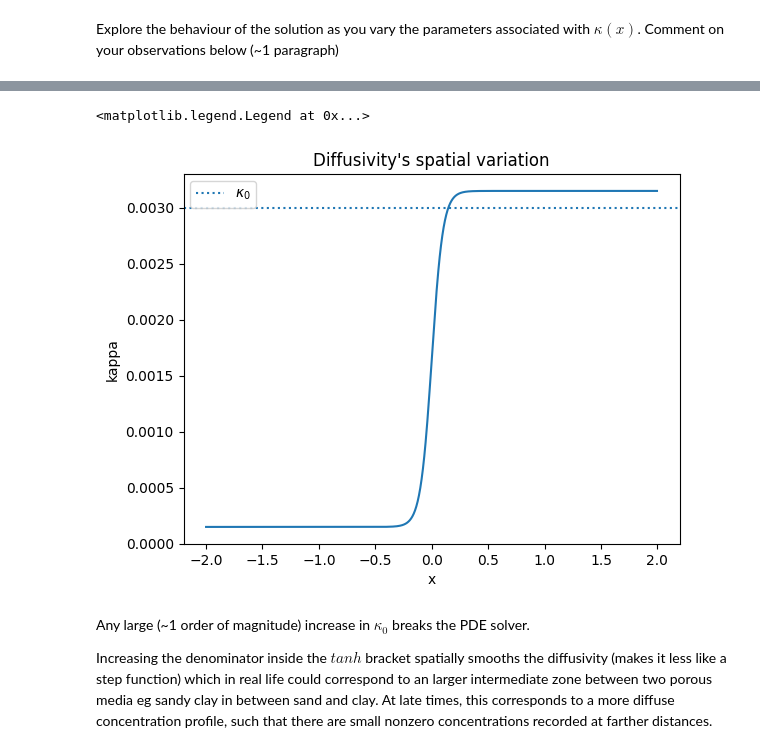
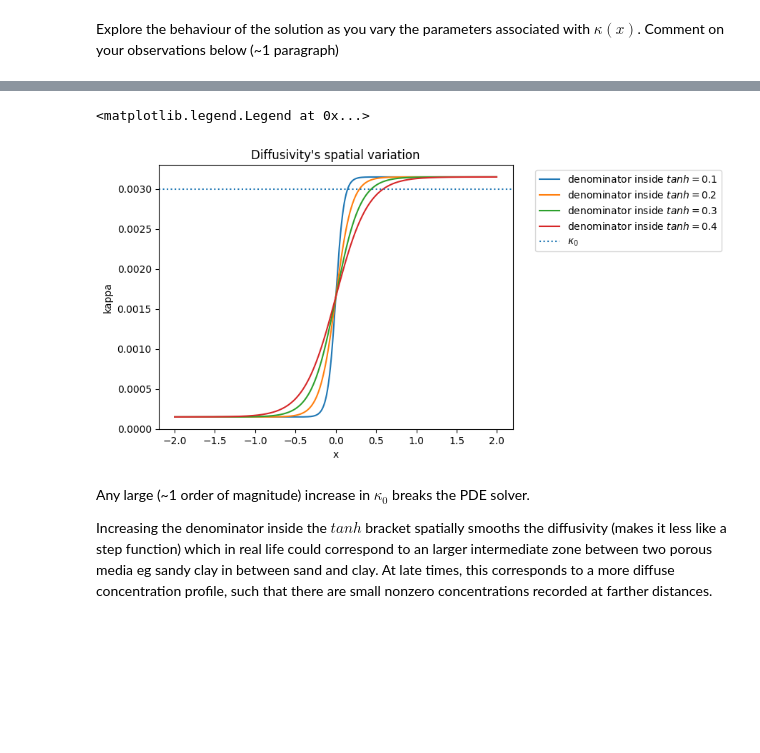
Before and after one commit to sjg230/QCES_LNM, a Jupyter notebook: Project1_dedalus.ipynb, the cells around one changed output, grey strips where cells are left out. Saved outputs shown, nothing was run; the diff lists cells and outputs as text; code cells hidden in the pictures; blank space fills up the shorter version.

```diff
--- a/Project1_dedalus.ipynb
+++ b/Project1_dedalus.ipynb
@@ -670,14 +670,15 @@ INFO:solvers:Simulation stop time reached.
 # %%
 fig, ax = plt.subplots()
-ax.plot(x, kappa_0 * (0.1 + np.tanh(x/0.1) + 1)/2)
+for i in (0.1, 0.2, 0.3, 0.4):
+  ax.plot(x, kappa_0 * (0.1 + np.tanh(x/i) + 1)/2, label='denominator inside $tanh = $'+str(i))
 ax.axhline(kappa_0, linestyle=':', label = '$\kappa_0$')
 ax.set_xlabel('x')
 ax.set_ylabel('kappa')
 ax.set_title('Diffusivity\'s spatial variation')
-ax.legend()
+ax.legend(bbox_to_anchor=(1.05, 1), loc='upper left')
 # %% [output]
 <matplotlib.legend.Legend at 0x...>
-[figure, old version]
+[figure, new version]
 # %% [markdown]
 Any large (~1 order of magnitude) increase in $\kappa_0$ breaks the PDE solver.
 
```
Also changed, not shown: parts of 1 cell of this notebook.
